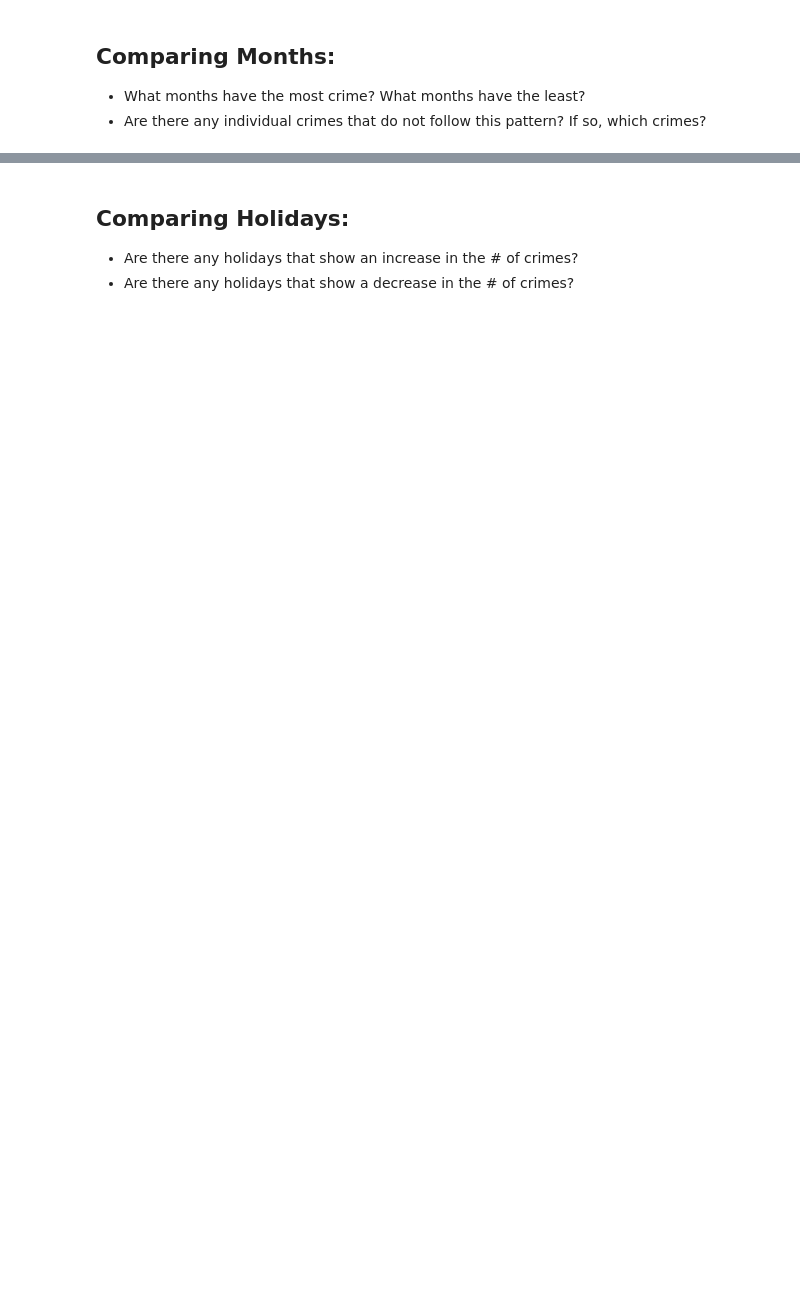
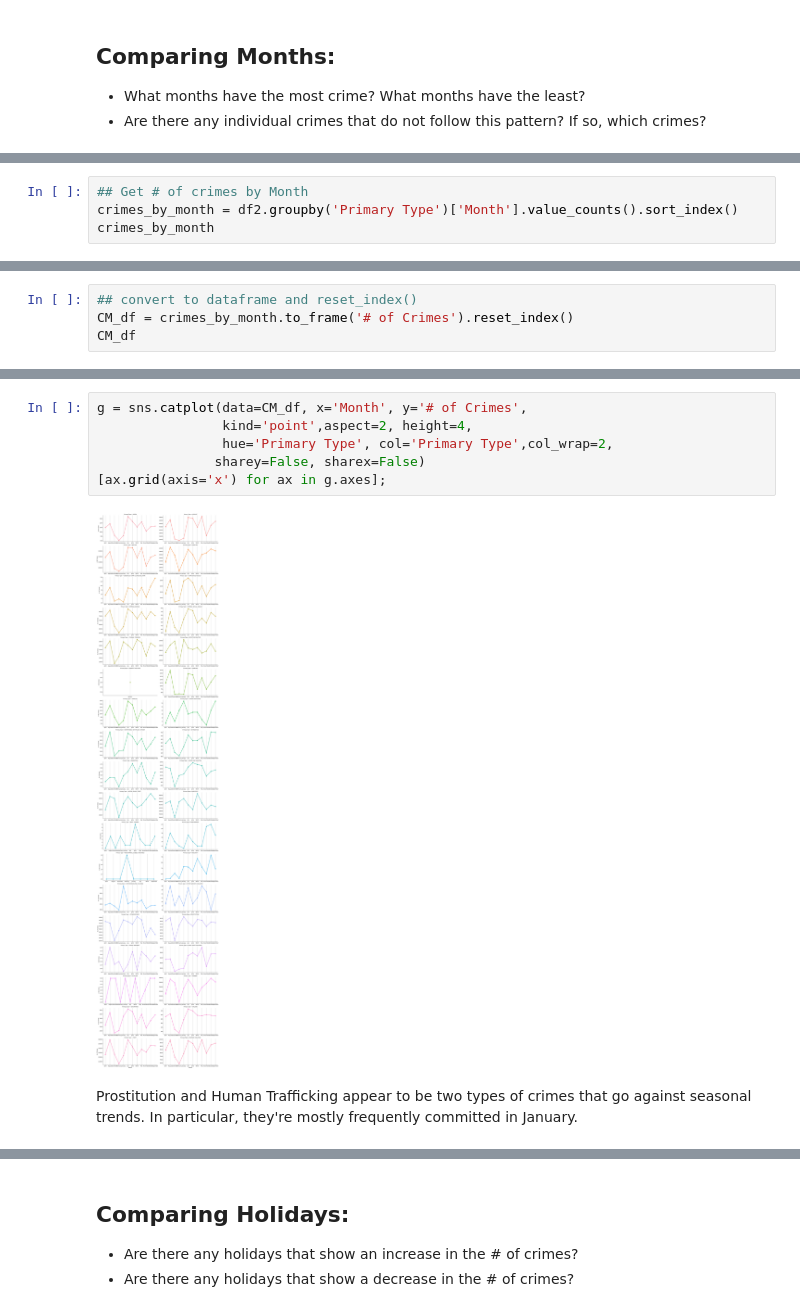
Before and after one commit to Numann-Malik/chicago-crime-data, a Jupyter notebook: Crime Trends in Chicago.ipynb, the cells around one changed output, grey strips where cells are left out. Cells and saved outputs as stored; diff of their text form; blank space fills up the shorter version.

```diff
--- a/Crime Trends in Chicago.ipynb
+++ b/Crime Trends in Chicago.ipynb
@@ -243,0 +325,4 @@ g = sns.catplot(data=CY_df, x='Year', y='# of Crimes',
+# %%
+## Get # of crimes by Month
+crimes_by_month = df2.groupby('Primary Type')['Month'].value_counts().sort_index()
+crimes_by_month
@@ -243,0 +343,4 @@ g = sns.catplot(data=CY_df, x='Year', y='# of Crimes',
+# %%
+## convert to dataframe and reset_index()
+CM_df = crimes_by_month.to_frame('# of Crimes').reset_index()
+CM_df
@@ -243,0 +361,10 @@ g = sns.catplot(data=CY_df, x='Year', y='# of Crimes',
+# %%
+g = sns.catplot(data=CM_df, x='Month', y='# of Crimes',
+                kind='point',aspect=2, height=4,
+                hue='Primary Type', col='Primary Type',col_wrap=2,
+               sharey=False, sharex=False)
+[ax.grid(axis='x') for ax in g.axes];
+# %% [output]
+[figure, added]
+# %% [markdown]
+Prostitution and Human Trafficking appear to be two types of crimes that go against seasonal trends. In particular, they're mostly frequently committed in January.
```
Also changed, not shown: parts of 12 cells of this notebook.
